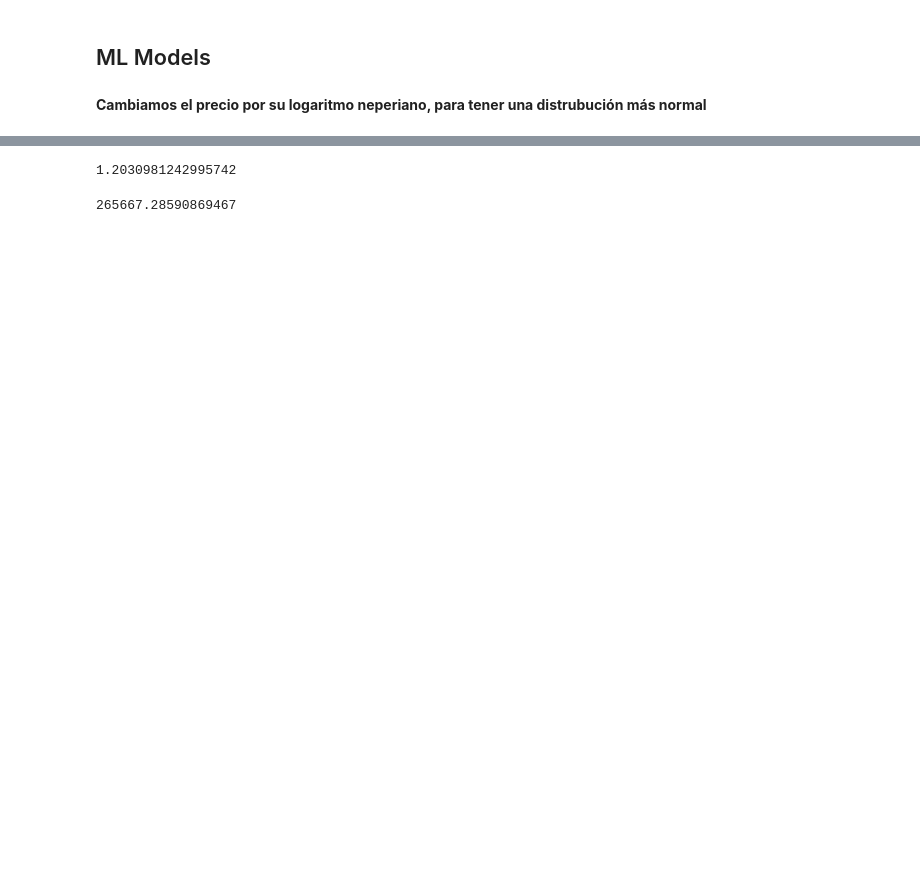
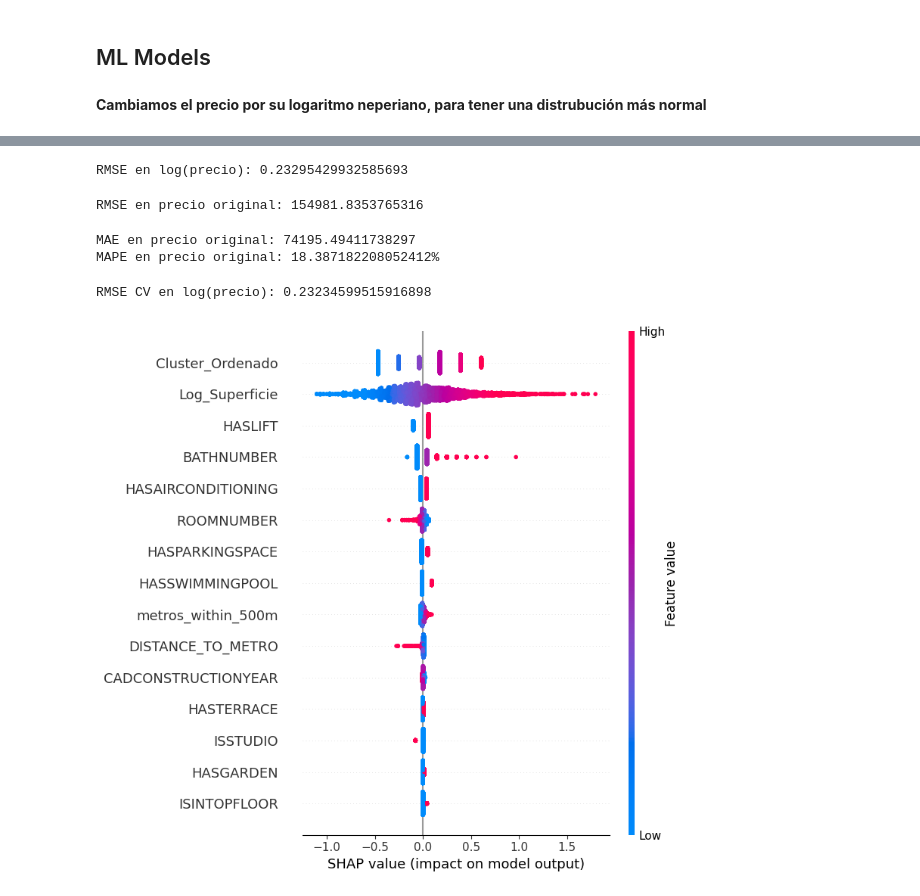
Before and after one commit to edouardor/Idealista_2024, a Jupyter notebook: Notebooks/Idealista Madrid github.ipynb, the cells around one changed output, grey strips where cells are left out. Cells and saved outputs as stored; diff of their text form; code cells hidden in the pictures; blank space fills up the shorter version.

```diff
--- a/Notebooks/Idealista Madrid github.ipynb
+++ b/Notebooks/Idealista Madrid github.ipynb
@@ -427,10 +720,10 @@ df_Madrid.columns
 # %%
 columns_to_keep = [
-    'PRICE', 'CONSTRUCTEDAREA', 'ROOMNUMBER', 'BATHNUMBER', 'HASTERRACE',
+    'PRICE', 'Log_Superficie', 'ROOMNUMBER', 'BATHNUMBER', 'HASTERRACE',
     'HASLIFT', 'HASAIRCONDITIONING', 'HASSWIMMINGPOOL', 'ISSTUDIO',
-    'ISINTOPFLOOR', 'HASPARKINGSPACE', 'HASGARDEN', 'HASBALCONY',
-    'DISTANCE_TO_METRO','metro_within_500','Cluster_Ordenado'
+    'ISINTOPFLOOR', 'HASPARKINGSPACE', 'HASGARDEN','CADCONSTRUCTIONYEAR',
+    'DISTANCE_TO_METRO','metros_within_500m','Cluster_Ordenado'
 ]
 
 
-df_Madrid_abridged = df_Madrid[columns_to_keep]
+df_Madrid_abridged = df_Madrid_abridged[columns_to_keep]
@@ -485,5 +776,30 @@ Notes:
 strong multicollinearity or other numerical problems.
 # %%
-np.exp(0.1849)
+
+from sklearn.model_selection import train_test_split
+from sklearn.linear_model import LinearRegression
+from sklearn.metrics import mean_squared_error
+import numpy as np
+
+# Supongamos que df_Madrid es tu DataFrame de pisos
+# y que ya has realizado la asignación de clusters y otras características
+
+# 1. Definir características (X) y objetivo (y)
+X = df_Madrid_abridged.drop(['PRICE'], axis=1)  # Ajusta según tus columnas
+y = np.log(df_Madrid_abridged['PRICE'])  # Aplicar logaritmo natural
+
+# 2. Dividir en conjuntos de entrenamiento y prueba
+X_train, X_test, y_train, y_test = train_test_split(X, y, test_size=0.2, random_state=42)
+
+# 3. Entrenar el modelo
+modelo = LinearRegression()
+modelo.fit(X_train, y_train)
+
+# 4. Realizar predicciones en el conjunto de prueba
+y_pred_log = modelo.predict(X_test)
+
+# 5. Calcular RMSE en la escala logarítmica
+rmse_log = np.sqrt(mean_squared_error(y_test, y_pred_log))
+print(f'RMSE en log(precio): {rmse_log}')
 # %% [output]
-1.2030981242995742
+RMSE en log(precio): 0.23295429932585693
@@ -490,4 +812,39 @@ np.exp(0.1849)
+# %%
+# Calcular RMSE en la escala original
+rmse_original = np.sqrt(mean_squared_error(y_true, y_pred))
+print(f'RMSE en precio original: {rmse_original}')
+# %% [output]
+RMSE en precio original: 154981.8353765316
+# %%
+from sklearn.metrics import mean_absolute_error
+
+# Calcular MAE
+mae = mean_absolute_error(y_true, y_pred)
+print(f'MAE en precio original: {mae}')
+
+# Calcular MAPE
+mape = np.mean(np.abs((y_true - y_pred) / y_true)) * 100
+print(f'MAPE en precio original: {mape}%')
+# %% [output]
+MAE en precio original: 74195.49411738297
+MAPE en precio original: 18.387182208052412%
 # %%
-np.exp(12.49)
+from sklearn.model_selection import cross_val_score
+
+# Calcular RMSE con validación cruzada
+scores = cross_val_score(modelo, X, y, scoring='neg_mean_squared_error', cv=5)
+rmse_cv = np.sqrt(-scores.mean())
+print(f'RMSE CV en log(precio): {rmse_cv}')
 # %% [output]
-265667.28590869467
+RMSE CV en log(precio): 0.23234599515916898
+# %%
+import shap
+
+# Crear un objeto explainer
+explainer = shap.Explainer(modelo, X_train)
+shap_values = explainer(X_test)
+
+# Visualizar los valores SHAP
+shap.summary_plot(shap_values, X_test)
+# %% [output]
+[figure, added]
```
Also changed, not shown: parts of 42 cells of this notebook.
